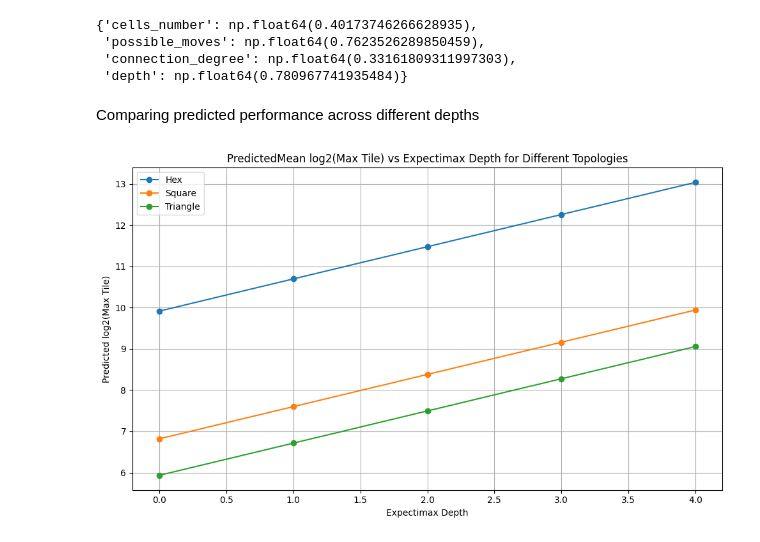
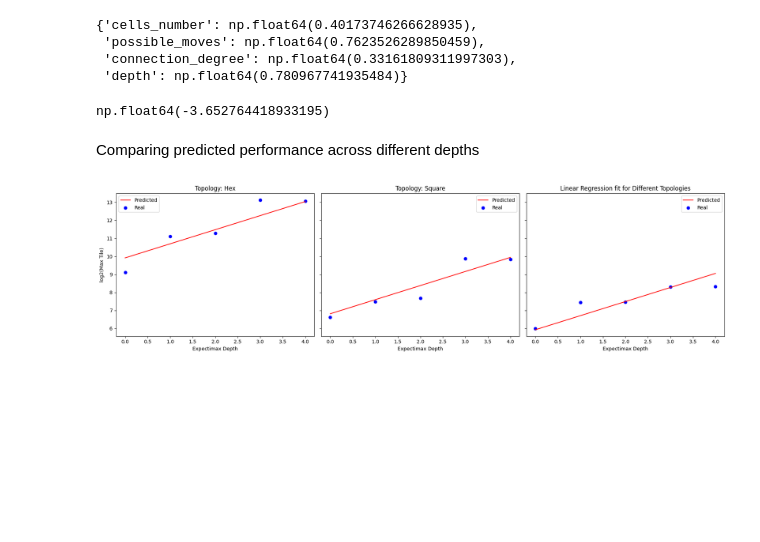
Before and after one commit to VLV-co/project_mc906, a Jupyter notebook: analysis/predict_performance.ipynb, the cells around one changed output. Saved outputs shown, nothing was run; the diff lists cells and outputs as text; code cells hidden in the pictures; blank space fills up the shorter version.

Commit message:
fix linear regression analysis

```diff
--- a/analysis/predict_performance.ipynb
+++ b/analysis/predict_performance.ipynb
@@ -62,22 +62,48 @@ coefs
  'possible_moves': np.float64(0.7623526289850459),
  'connection_degree': np.float64(0.33161809311997303),
  'depth': np.float64(0.780967741935484)}
+# %%
+intercept
+# %% [output]
+np.float64(-3.652764418933195)
 # %% [markdown]
 Comparing predicted performance across different depths
-# %%
-fig, ax = plt.subplots(figsize=(10, 6))
-
-# Plot for each unique topology
-for topo in df["topology"].unique():
-    topo_df = df[df["topology"] == topo].sort_values("depth")
-    ax.plot(topo_df["depth"], topo_df["predicted_mean_log2_max_tile"], marker='o', label=topo.capitalize())
-
-ax.set_title("Predicted Mean log2(Max Tile) vs Expectimax Depth for Different Topologies")
-ax.set_xlabel("Expectimax Depth")
-ax.set_ylabel("Predicted log2(Max Tile)")
-ax.legend()
-ax.grid(True)
-plt.tight_layout()
-plt.show()
-# %% [output]
-[figure, removed]
+# %%
+topologies = df["topology"].unique()
+n_topos = len(topologies)
+
+fig, axes = plt.subplots(nrows=1, ncols=n_topos, figsize=(6 * n_topos, 5), sharey=True)
+
+if n_topos == 1:
+    axes = [axes]
+
+for ax, topo in zip(axes, topologies):
+    topo_df = df[df["topology"] == topo].sort_values("depth")
+
+    ax.plot(
+        topo_df["depth"],
+        topo_df["predicted_mean_log2_max_tile"],
+        color='red',
+        linestyle='-',
+        label="Predicted"
+    )
+
+    ax.scatter(
+        topo_df["depth"],
+        topo_df["mean_log2_max_tile"],
+        color='blue',
+        marker='o',
+        label="Real"
+    )
+
+    ax.set_title(f"Topology: {topo.capitalize()}")
+    ax.set_xlabel("Expectimax Depth")
+    ax.legend()
+
+axes[0].set_ylabel("log2(Max Tile)")
+
+plt.tight_layout()
+plt.title("Linear Regression fit for Different Topologies")
+plt.show()
+# %% [output]
+[figure, added]
```
Also changed, not shown: parts of 1 cell of this notebook.
